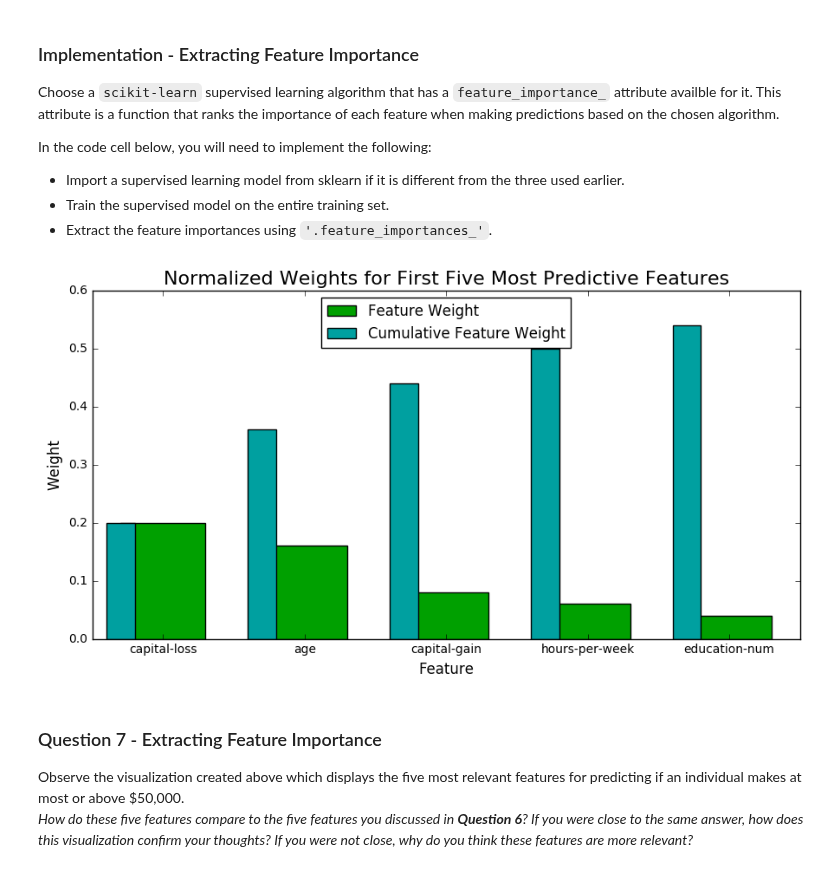
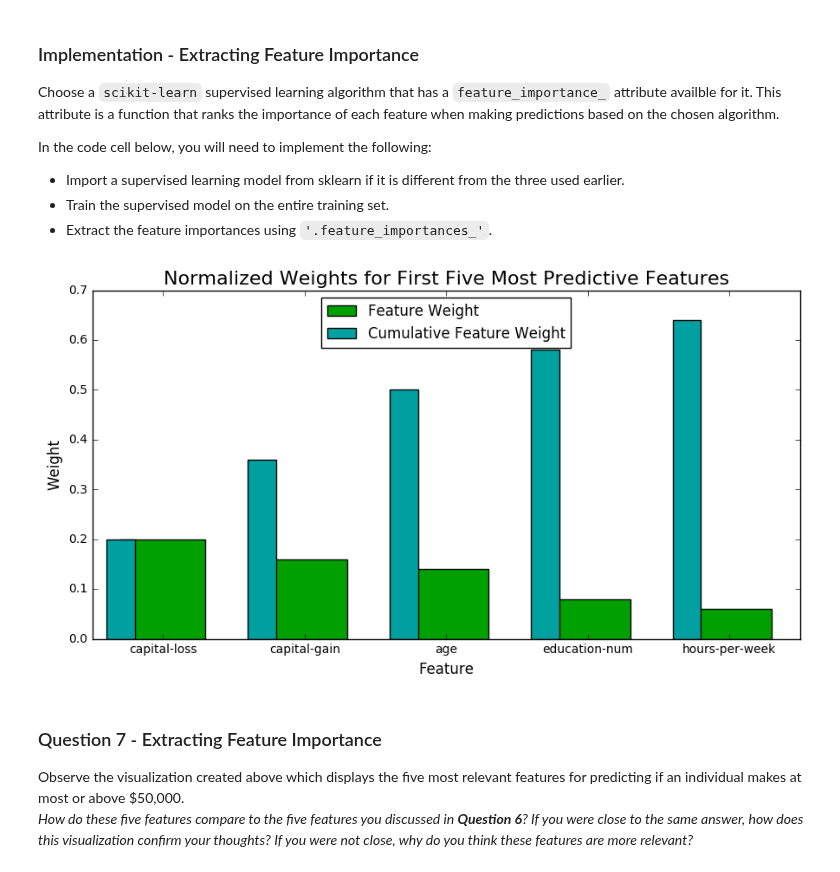
Before and after one commit to ibunny01/MLND, a Jupyter notebook: finding_donors.ipynb, the cells around one changed output. Cells and saved outputs as stored; diff of their text form; code cells hidden in the pictures.

```diff
--- a/finding_donors.ipynb
+++ b/finding_donors.ipynb
@@ -316,8 +317,9 @@ def train_predict(learner, sample_size, X_train, y_train, X_test, y_test):
     # TODO: Fit the learner to the training data using slicing with 'sample_size'
     start = time() # Get start time
 #     X_train, X_test, y_train, y_test = train_test_split(X_train, y_train, test_size=sample_size, random_state=42)
-    X_train_sample, Y_train_sample = (X_train[:sample_size], y_train[:sample_size] )
-    learner = learner.fit(X_train_sample, Y_train_sample)
+#     X_train_smpl, y_train_smpl = (X_train[:sample_size], y_train[:sample_size] )
+#     learner = learner.fit(X_train_smpl, y_train_smpl)              # need to convert (sample_size, 1) to (sample_size, )
+    learner = learner.fit(X_train[:sample_size], y_train[:sample_size].values.ravel())
     end = time() # Get end time
 
     # TODO: Calculate the training time
@@ -327,20 +329,20 @@ def train_predict(learner, sample_size, X_train, y_train, X_test, y_test):
     #       then get predictions on the first 300 training samples
     start = time() # Get start time
     predictions_test = learner.predict(X_test)
-    predictions_train = learner.predict(X_train_sample)
+    predictions_train = learner.predict(X_train[:300])
     end = time() # Get end time
 
     # TODO: Calculate the total prediction time
     results['pred_time'] = end - start
 
     # TODO: Compute accuracy on the first 300 training samples
-    results['acc_train'] = accuracy_score(Y_train_sample,predictions_train)
+    results['acc_train'] = accuracy_score(y_train[:300],predictions_train)
 
     # TODO: Compute accuracy on test set
     results['acc_test'] = accuracy_score(y_test,predictions_test)
 
     # TODO: Compute F-score on the the first 300 training samples
-    results['f_train'] = fbeta_score(Y_train_sample, predictions_train, 0.5)
+    results['f_train'] = fbeta_score(y_train[:300], predictions_train, 0.5)
 
     # TODO: Compute F-score on the test set
     results['f_test'] = fbeta_score(y_test, predictions_test, 0.5)
@@ -366,12 +368,14 @@ In the code cell, you will need to implement the following:
 from sklearn.naive_bayes import GaussianNB
 from sklearn import tree
 from sklearn.neighbors import KNeighborsClassifier
+from sklearn.linear_model import LogisticRegression
 
 
 # TODO: Initialize the three models
 clf_A = GaussianNB()
-clf_B = tree.DecisionTreeClassifier()
-clf_C = KNeighborsClassifier(n_neighbors = 5)
+clf_B = tree.DecisionTreeClassifier(random_state=20)
+clf_C = KNeighborsClassifier()
+# clf_C = LogisticRegression(random_state=10)            # KNN is such slow algorithm for learning
 
 # TODO: Calculate the number of samples for 1%, 10%, and 100% of the training data
 samples_1 = int(y_train.count()*0.01)
@@ -546,17 +563,17 @@ In the code cell below, you will need to implement the following:
 # %%
 # TODO: Import a supervised learning model that has 'feature_importances_'
 from sklearn.ensemble import AdaBoostClassifier
 
 # TODO: Train the supervised model on the training set
-model = AdaBoostClassifier().fit(X_train, y_train)
+model = AdaBoostClassifier().fit(X_train, y_train.values.ravel())
 
 # TODO: Extract the feature importances
 importances = model.feature_importances_
 
 # Plot
 vs.feature_plot(importances, X_train, y_train)
 # %% [output]
-[figure, old version]
+[figure, new version]
 # %% [markdown]
 ### Question 7 - Extracting Feature Importance
 
```
Also changed, not shown: parts of 8 cells of this notebook, 2 other files.
